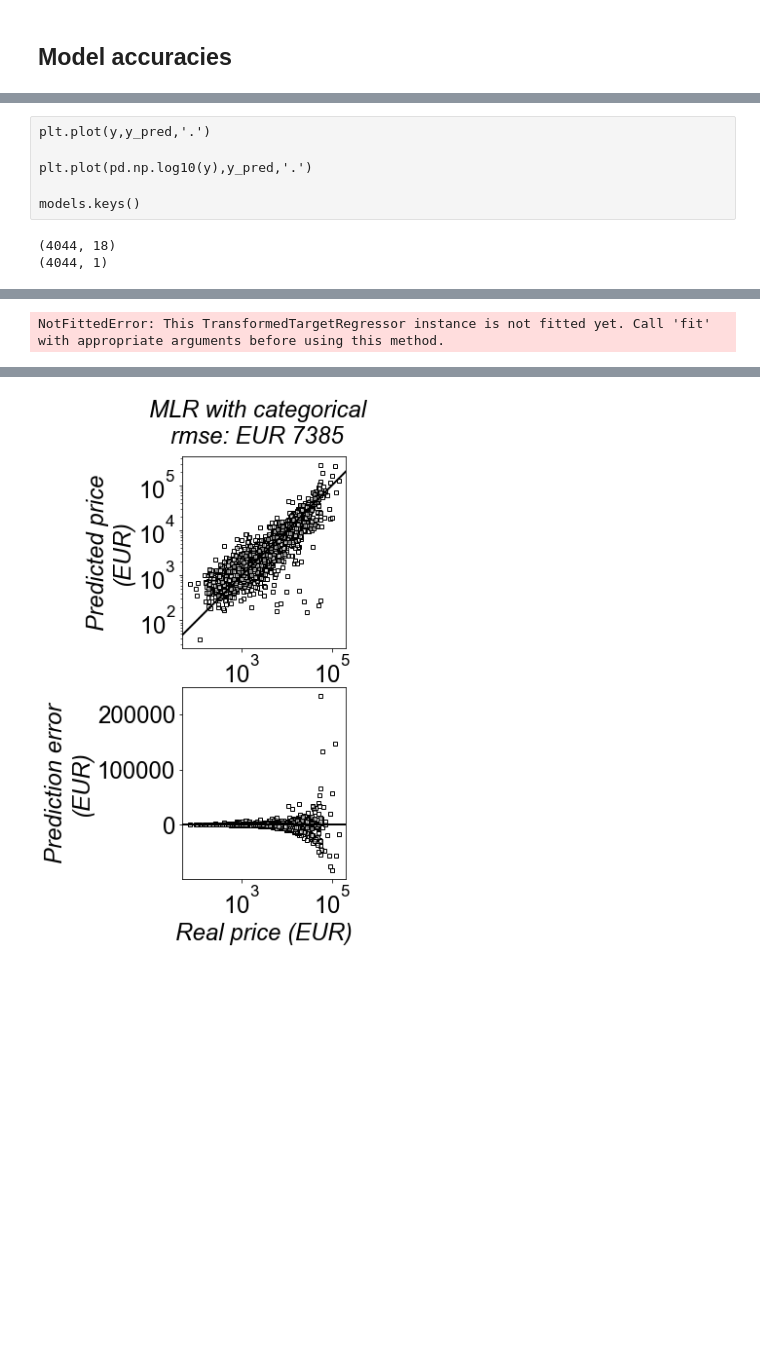
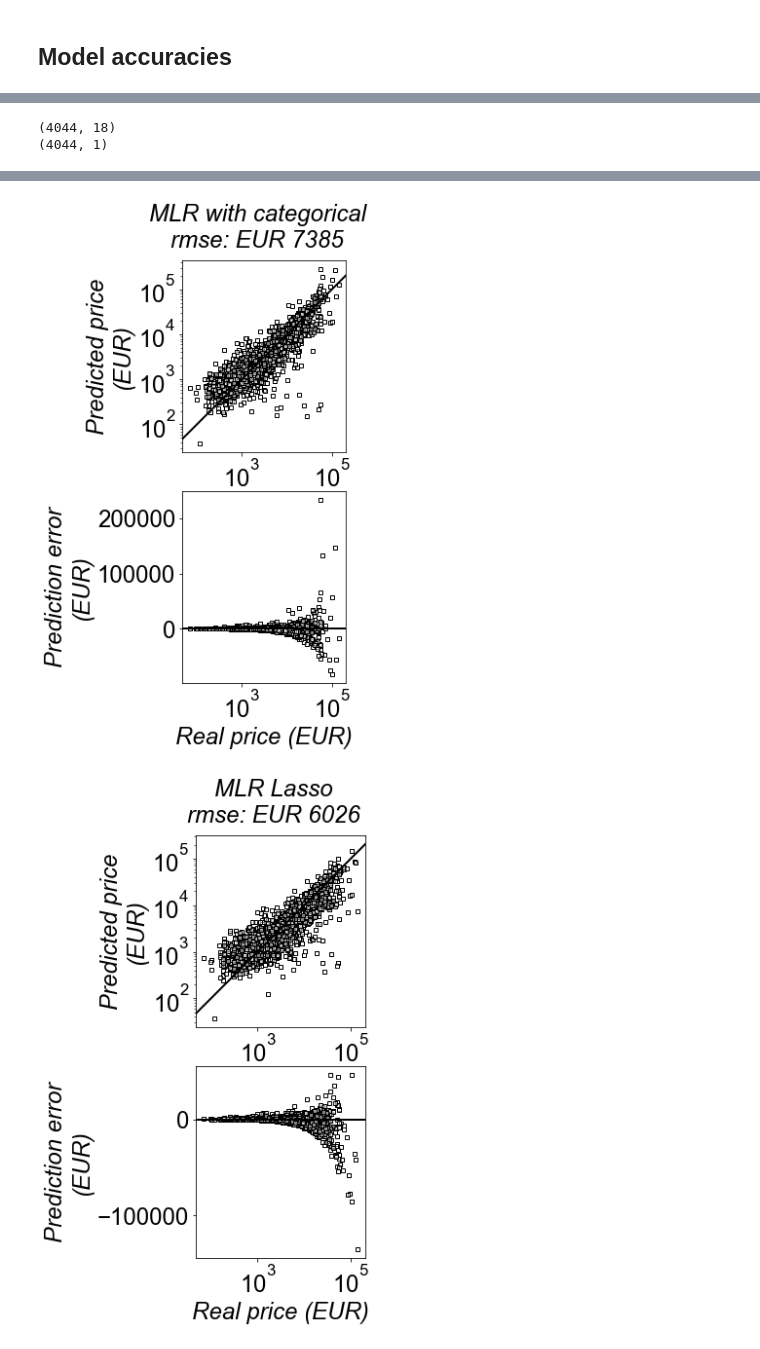
Before and after one commit to r5atom/Saturday-Datascience, a Jupyter notebook: code/predict-price.ipynb, the cells around one changed output, grey strips where cells are left out. Saved outputs shown, nothing was run; the diff lists cells and outputs as text; code cells hidden in the pictures; blank space fills up the shorter version.

```diff
--- a/code/predict-price.ipynb
+++ b/code/predict-price.ipynb
@@ -1288,9 +1217,0 @@ plt.legend(ncol=1, loc='center left', bbox_to_anchor=(1,0.5))
-# %%
-# X_train
-# X_train_processed = preprocessor.fit_transform(X_train, y_train)
-# reg = linear_model.Lasso(random_state=42, alpha=0.0001)
-# reg.fit(X_train_processed, y_train)
-# betas = [reg.intercept_, *reg.coef_]
-models[model_name].update({'R^2':-1, 'cv R^2': pd.np.array([-1]*8), 'test R^2': -1})
-# mlr.fit(X_train, y_train)
-# pl.fit(X_train,y_train)
@@ -1301,18 +1220,22 @@ ValueError: could not convert string to float: 'ALFA ROMEO'
 # %%
-models[model_name].update({'model':pl})
+# Store estimator with best alpha
+reg = grid_search_alpha.best_estimator_
+models[model_name].update({'model':reg})
 
 # fit
-# pl.fit(X_train,y_train)
+reg.fit(X_train, y_train)
+y_pred = reg.predict(X_test)
+
 models[model_name].update({'n':y.shape[0]})
 models[model_name].update({'n features':X.shape[1]})
 
 # parameters
-# betas = [*pl.steps[-1][1].intercept_, *pl.steps[-1][1].coef_]
+betas = [reg.regressor_.steps[-1][1].intercept_, *reg.regressor_.steps[-1][1].coef_]
 models[model_name].update({'betas':betas})
 
 # score
-models[model_name].update({'R^2':pl.score(X,y)})
-models[model_name].update({'test R^2':pl.score(X_test,y_test)})
-cv_results = cross_val_score(pl, X_test, y_test, cv=5)
+models[model_name].update({'R^2':reg.score(X,y)})
+models[model_name].update({'test R^2':reg.score(X_test,y_test)})
+cv_results = cross_val_score(reg, X_test, y_test, cv=5)
 models[model_name].update({'cv R^2':cv_results})
 # %% [output]
@@ -1374,0 +1260,14 @@ IndexError: list index out of range
+# %%
+# update features, by adding fuels
+cat_columns_reduced += ['fuel']
+cats += [fuel_list]
+
+# Split betas per category feature.
+idx_start = len(num_columns)+1
+cat_betas = list()
+for cat in cats:
+    cat_betas += [betas[idx_start:idx_start+len(cat)]]
+    idx_start += len(cat)
+# Check if all betas are stored
+assert cat_betas[0][0] == betas[len(num_columns)+1] # first
+assert cat_betas[-1][-1] == betas[-1] # last
@@ -1419,9 +1418,3 @@ plt.savefig('../results/model-performance.png', bbox_inches='tight', transparent
-# %% [raw]
-plt.plot(y,y_pred,'.')
-
-plt.plot(pd.np.log10(y),y_pred,'.')
-
-models.keys()
 # %%
 X = df.loc[:,num_columns].values.reshape(-1,len(num_columns))
 y = df.price.values.reshape(-1,1)
@@ -1481,7 +1474,7 @@ for model_name in models.keys():
         X = yX.iloc[:,1:]
         y = pd.np.log10(yX.iloc[:,0])
         unit = '(log[EUR])'
-    elif (model_name == 'MLR with categorical'):
+    elif (model_name == 'MLR with categorical') or (model_name == 'MLR Lasso'):
         yX = df.dropna(subset=['price']).copy()
         X = yX.iloc[:,1:]
         y = yX.iloc[:,0]
@@ -1494,7 +1487,7 @@ for model_name in models.keys():
     else:
         n_feat = 1
 
-    if not (model_name == 'MLR with categorical'):
+    if not ((model_name == 'MLR with categorical') or (model_name == 'MLR Lasso')):
         # needed for .predict
         X = pd.np.array(X).reshape(-1,n_feat)
         y = pd.np.array(y).reshape(-1,1)
@@ -1516,7 +1509,7 @@ for model_name in models.keys():
     axs[1].plot(y, y_pred-y, marker='s', markeredgecolor = (0, 0, 0, 1), markerfacecolor = (1, 1, 1, .5), linestyle='None', ms=4,)
 
     # axis equal for top
-    if (model_name == 'MLR with categorical'):
+    if (model_name == 'MLR with categorical') or (model_name == 'MLR Lasso'):
         axs[0].set_xscale('log')
         axs[0].set_yscale('log')
         axs[1].set_xscale('log')
@@ -1570,7 +1564,7 @@ MLR Lasso
-NotFittedError: This TransformedTargetRegressor instance is not fitted yet. Call 'fit' with appropriate arguments before using this method.
 [figure]
 [figure]
 [figure]
 [figure]
 [figure]
 [figure]
+[figure, added]
```
Also changed, not shown: parts of 17 cells of this notebook, 5 other files.
